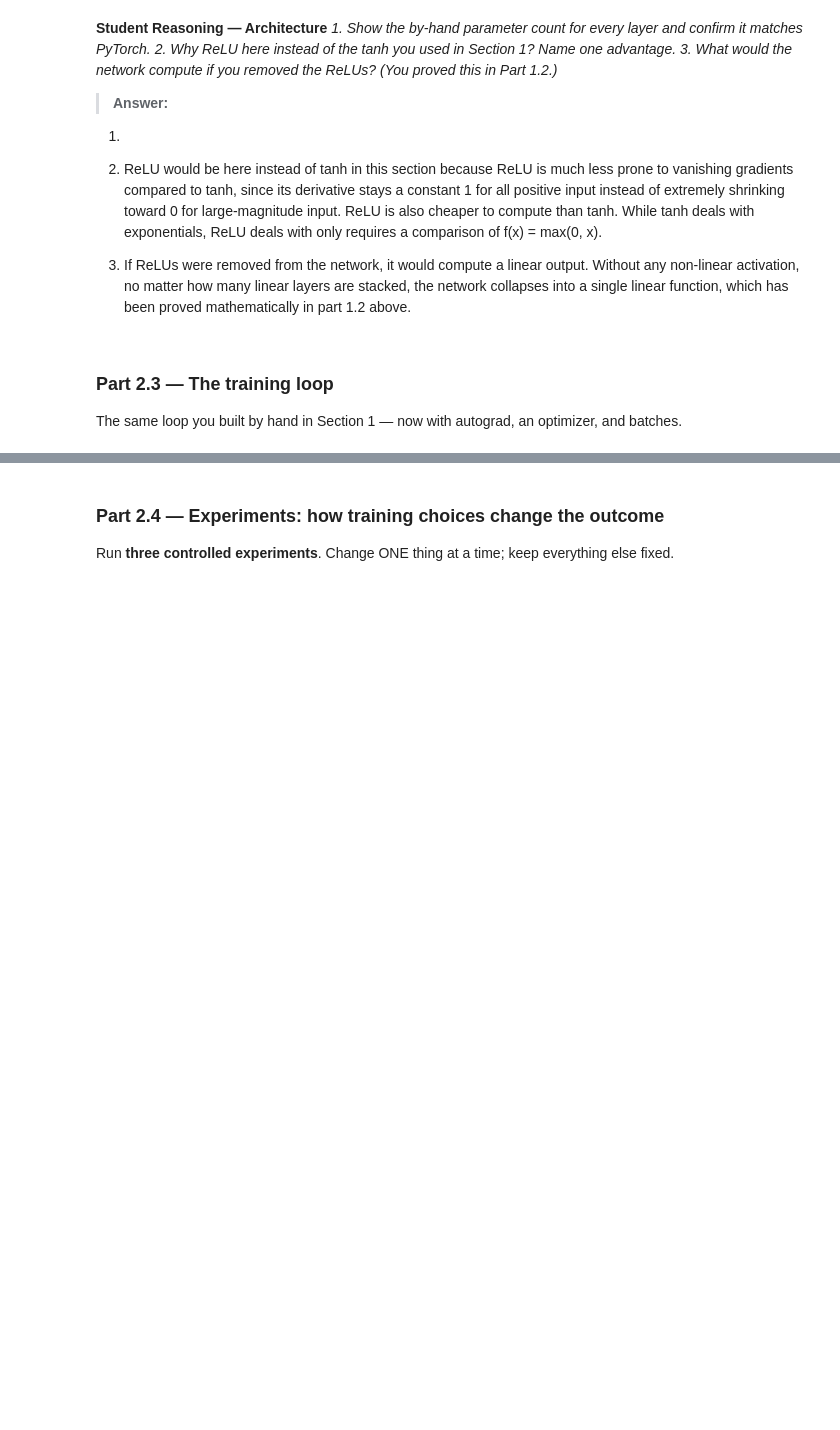
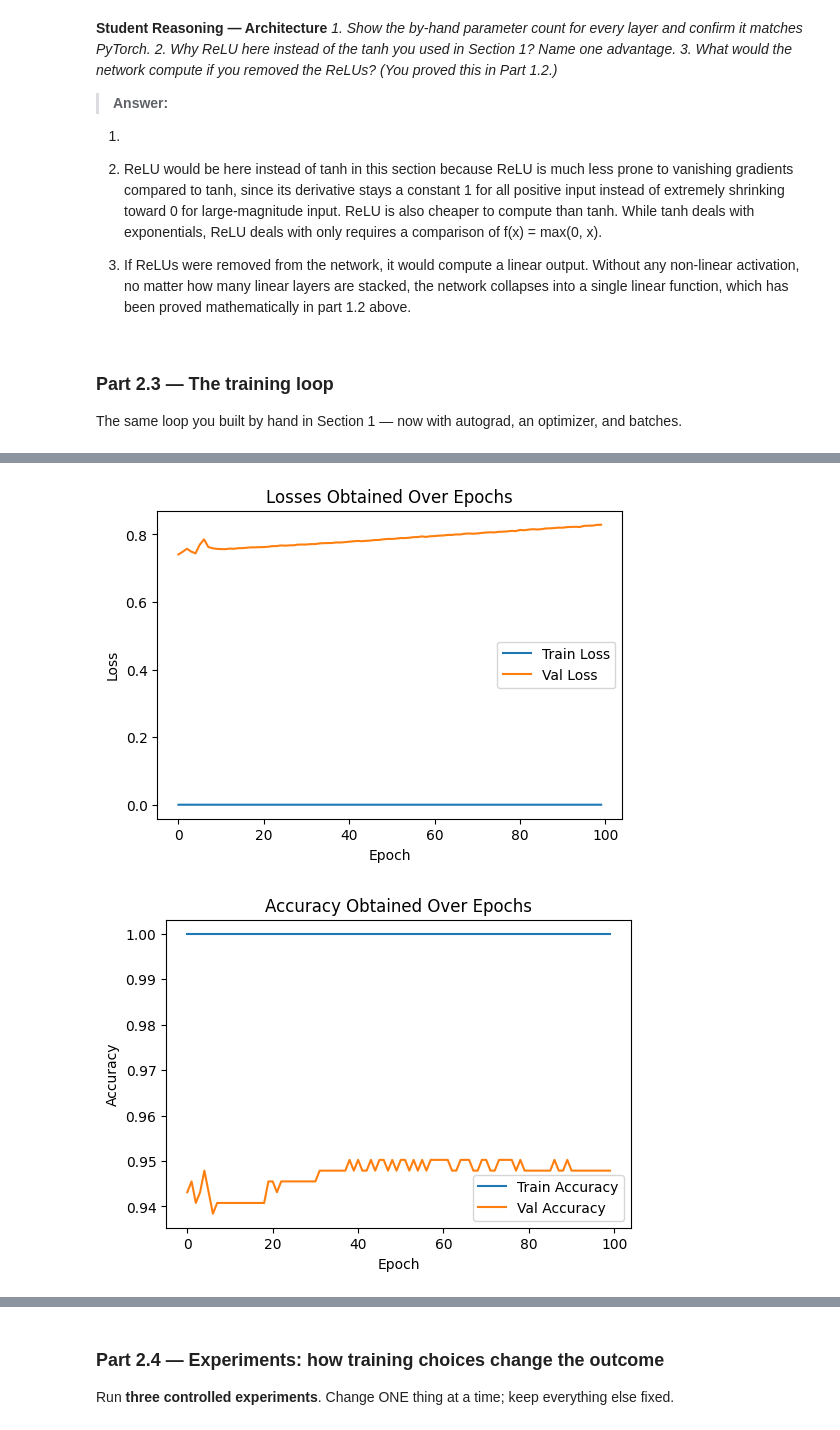
Before and after one commit to YayraBoven/lab-3, a Jupyter notebook: lab_3.ipynb, the cells around one changed output, grey strips where cells are left out. Cells and saved outputs as stored; diff of their text form; code cells hidden in the pictures; blank space fills up the shorter version.

```diff
--- a/lab_3.ipynb
+++ b/lab_3.ipynb
@@ -593,6 +593,9 @@ The same loop you built by hand in Section 1 — now with autograd, an optimizer
 # %%
 # TODO: criterion = nn.CrossEntropyLoss()
 #       optimizer = torch.optim.Adam(model.parameters(), lr=1e-3)   # or SGD — justify
+
+criterion = nn.CrossEntropyLoss()
+optimizer = torch.optim.Adam(model.parameters(), lr=1e-3)
 
 # TODO: Train for at least 50 epochs. Each epoch:
 #   1. model.train(); for xb, yb in train_loader:
@@ -604,7 +607,72 @@ The same loop you built by hand in Section 1 — now with autograd, an optimizer
 #   2. model.eval() + torch.no_grad(): compute loss AND accuracy on train and validation sets
 #   3. Append everything to history lists; print a one-line summary per epoch.
 
+history = {
+    "train_loss": [], "train_acc": [],
+    "val_loss": [] , "val_acc": []
+}
+
+num_epochs = 100
+best_val_acc = 0.0
+
+for epoch in range(num_epochs):
+  #Training:(Looping over batches)
+  model.train();
+  for xb, yb in train_loader:
+    optimizer.zero_grad()
+    logits = model(xb.to(DEVICE))
+    loss = criterion(logits, yb.to(DEVICE))
+    loss.backward()
+    optimizer.step()
+
+
+  #Evaluating
+  model.eval()
+  with torch.no_grad():
+    train_logits= model(X_train_tensor.to(DEVICE))
+    train_loss= criterion(train_logits, y_train_tensor.to(DEVICE)).item()
+    train_preds = train_logits.argmax(dim=1)
+    train_acc = (train_preds.cpu() == y_train_tensor).float().mean().item()
+
+    val_logits= model(X_val_tensor.to(DEVICE))
+    val_loss= criterion(val_logits, y_val_tensor.to(DEVICE)).item()
+    val_preds = val_logits.argmax(dim=1)
+    val_acc = (val_preds.cpu() == y_val_tensor).float().mean().item()
+
+
+  #Recording history
+  history["train_loss"].append(train_loss)
+  history["train_acc"].append(train_acc)
+  history["val_loss"].append(val_loss)
+  history["val_acc"].append(val_acc)
+
+  #Printing one line summary for each epoch
+  print(f"Epoch {epoch+1}/{num_epochs} — train_loss: {train_loss:.4f}, train_acc: {train_acc:.4f}, val_loss: {val_loss:.4f}, val_acc: {val_acc:.4f}")
+
+
 # TODO: Save the best model (highest validation accuracy):
 #   torch.save(model.state_dict(), "ffn_best.pt")
+if val_acc > best_val_acc:
+  best_val_acc = val_acc
+  torch.save(model.state_dict(), "ffn_best.pt")
 
 # TODO: Plot loss curves (train + val) and accuracy curves (train + val), with legends.
+
+plt.figure(figsize=(6,4))
+plt.plot(history['train_loss'], label='Train Loss')
+plt.plot(history['val_loss'], label='Val Loss')
+plt.xlabel("Epoch")
+plt.ylabel("Loss")
+plt.title("Losses Obtained Over Epochs")
+plt.legend()
+plt.show()
+
+plt.figure(figsize=(6,4))
+plt.plot(history['train_acc'], label='Train Accuracy')
+plt.plot(history['val_acc'], label='Val Accuracy')
+plt.xlabel("Epoch")
+plt.ylabel("Accuracy")
+plt.title("Accuracy Obtained Over Epochs")
+plt.legend()
+plt.show()
+# %% [output]
@@ -611,3 +696,5 @@ The same loop you built by hand in Section 1 — now with autograd, an optimizer
+[figure, added]
+[figure, added]
 # %% [markdown]
 **Student Reasoning — Training**
 *1. Map each line of the PyTorch loop to the NumPy code you wrote in Section 1: which line is
```
Also changed, not shown: parts of 2 cells of this notebook.
